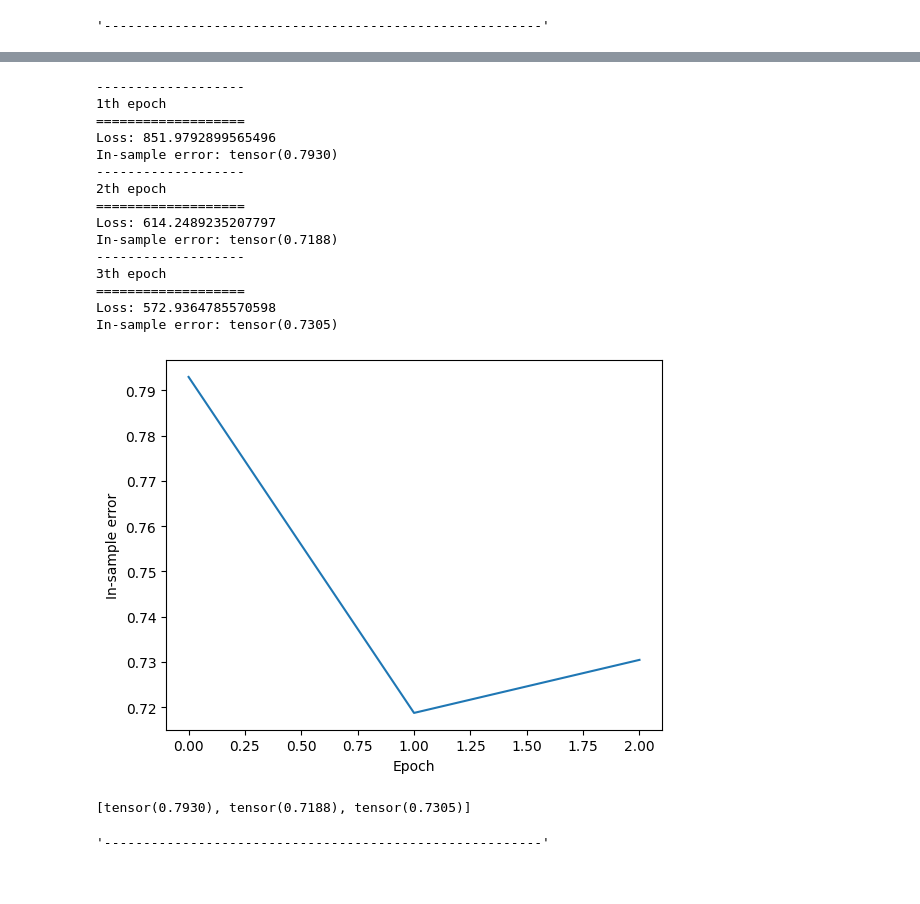
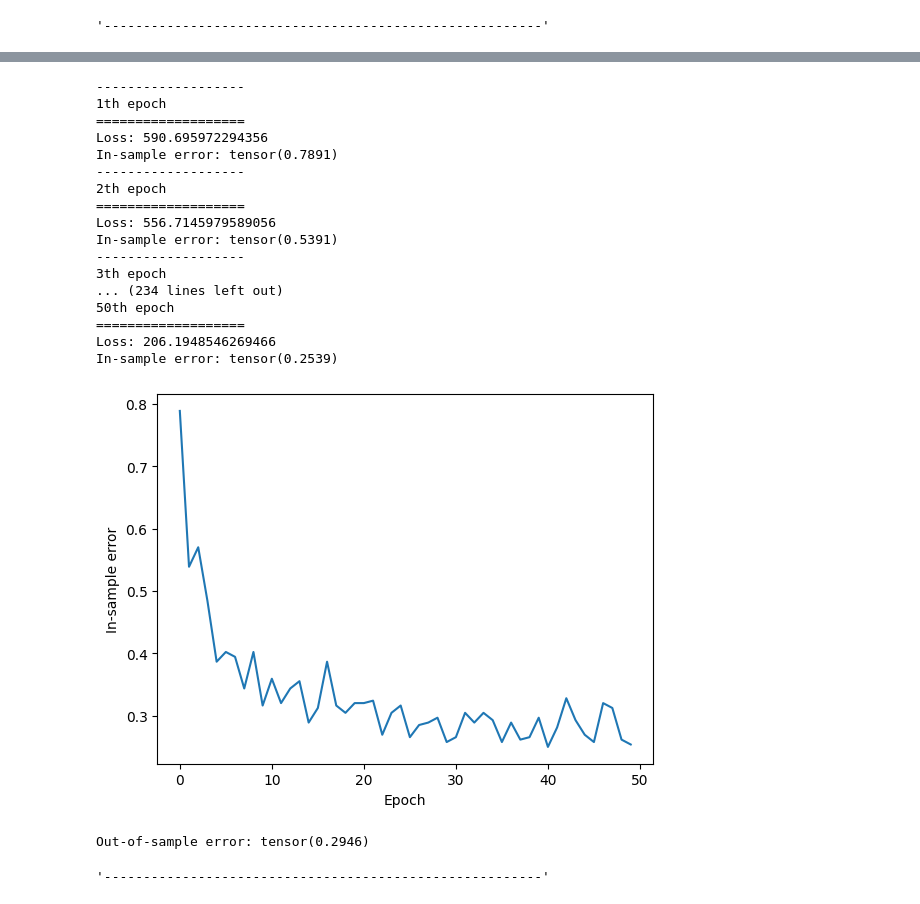
Before and after one commit to Bartosz-G/PyTorch-d2l-Practise, a Jupyter notebook: main.ipynb, the cells around one changed output, grey strips where cells are left out. Cells and saved outputs as stored; diff of their text form; code cells hidden in the pictures.

```diff
--- a/main.ipynb
+++ b/main.ipynb
@@ -239,28 +237,29 @@ logit_loss = nn.CrossEntropyLoss(reduction='none')
 logit_trainer = torch.optim.SGD(logit_net.parameters(), lr=0.1)
 # %%
 logit_training = Gradient_Trainer(logit_net,mnist_train_iter,logit_loss,logit_trainer,mnist_test_iter)
-logit_training.reset()
-logit_training.Train(3,True,True,True)
+logit_training.Train(50,True,True,True)
 # %% [output]
 -------------------
 1th epoch
 ===================
-Loss: 851.9792899565496
-In-sample error: tensor(0.7930)
+Loss: 590.695972294356
+In-sample error: tensor(0.7891)
 -------------------
 2th epoch
 ===================
-Loss: 614.2489235207797
-In-sample error: tensor(0.7188)
+Loss: 556.7145979589056
+In-sample error: tensor(0.5391)
 -------------------
 3th epoch
+... (234 lines left out)
+50th epoch
 ===================
-Loss: 572.9364785570598
-In-sample error: tensor(0.7305)
+Loss: 206.1948546269466
+In-sample error: tensor(0.2539)
-[figure, old version]
+[figure, new version]
-# %%
-logit_training.eval.hist
-# %% [output]
-[tensor(0.7930), tensor(0.7188), tensor(0.7305)]
+# %%
+logit_training.Test()
+# %% [output]
+Out-of-sample error: tensor(0.2946)
 # %%
 '''--------------------------------------------------------'''
```
Also changed, not shown: parts of 6 cells of this notebook.
